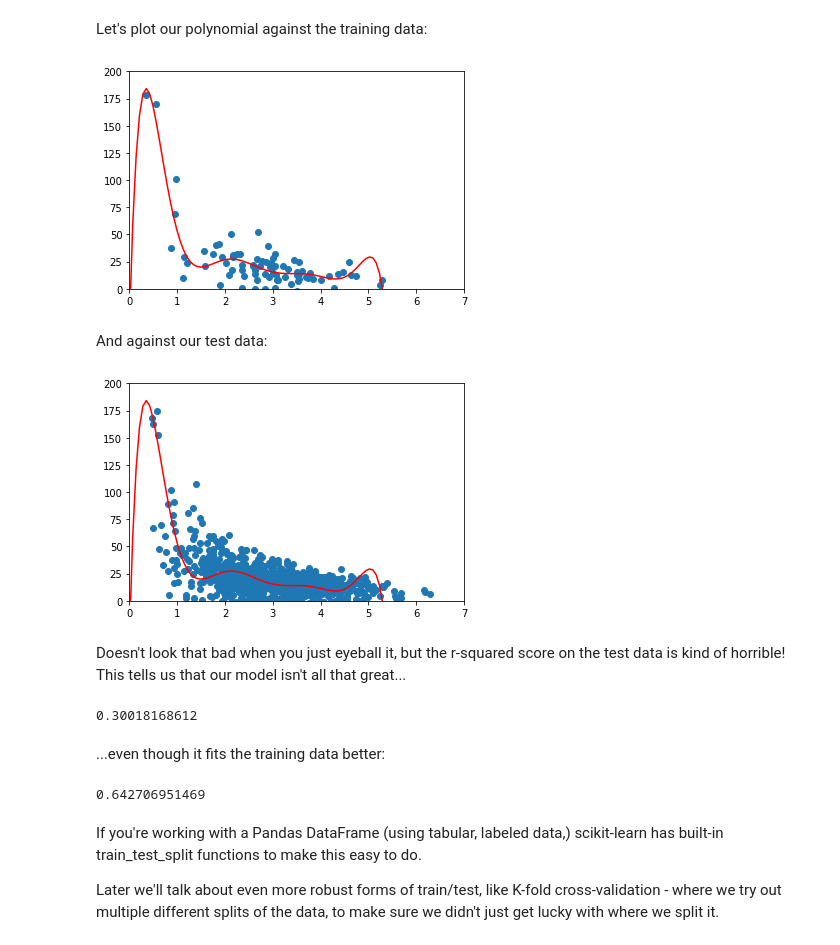
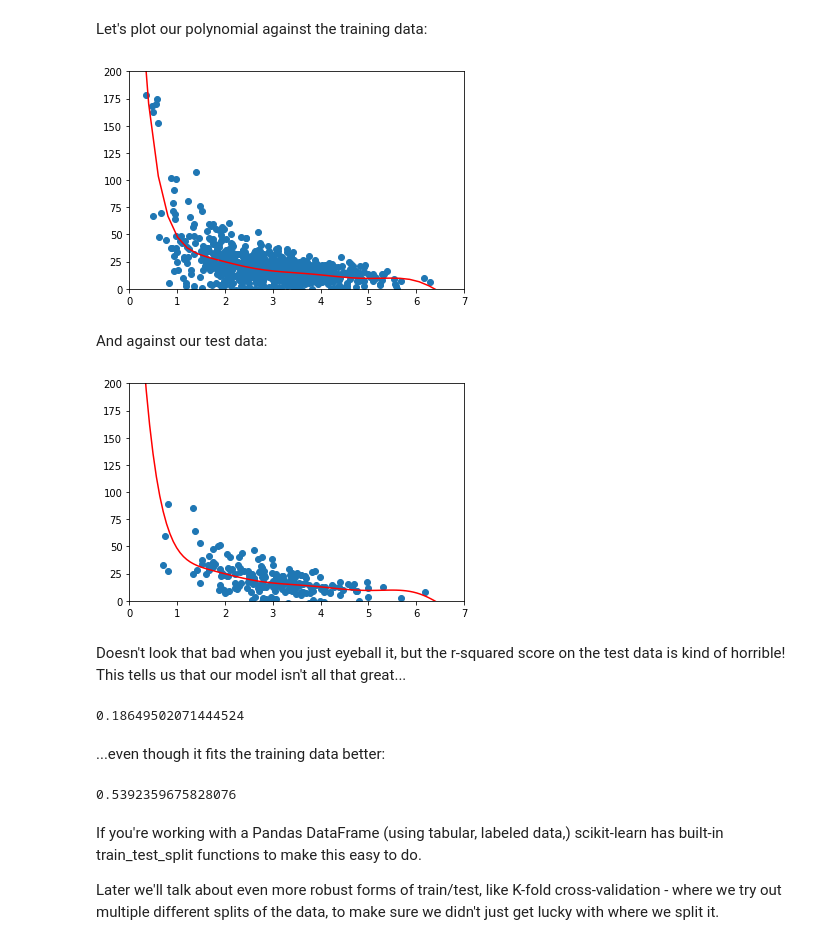
Before and after one commit to ramakris/gentfg-machine-learning, a Jupyter notebook: week3/TrainTest.ipynb, the cells around one changed output. Drawn from its saved outputs; the diff is of its cells as text; code cells hidden in the pictures.

```diff
--- a/week3/TrainTest.ipynb
+++ b/week3/TrainTest.ipynb
@@ -9,8 +9,8 @@ from pylab import *
 
 np.random.seed(2)
 
-pageSpeeds = np.random.normal(3.0, 1.0, 100)
-purchaseAmount = np.random.normal(50.0, 30.0, 100) / pageSpeeds
+pageSpeeds = np.random.normal(3.0, 1.0, 1000)
+purchaseAmount = np.random.normal(50.0, 30.0, 1000) / pageSpeeds
 
 
 scatter(pageSpeeds, purchaseAmount)
@@ -20,11 +20,11 @@ scatter(pageSpeeds, purchaseAmount)
 # %% [markdown]
 Now we'll split the data in two - 80% of it will be used for "training" our model, and the other 20% for testing it. This way we can avoid overfitting.
 # %%
-trainX = pageSpeeds[:80]
-testX = pageSpeeds[80:]
+trainX = pageSpeeds[:800]
+testX = pageSpeeds[800:]
 
-trainY = purchaseAmount[:80]
-testY = purchaseAmount[80:]
+trainY = purchaseAmount[:800]
+testY = purchaseAmount[800:]
 # %% [markdown]
 Here's our training dataset:
 # %%
@@ -51,15 +51,15 @@ Let's plot our polynomial against the training data:
 # %%
 import matplotlib.pyplot as plt
 
-xp = np.linspace(0, 7, 100)
+xp = np.linspace(0, 20, 100)
 axes = plt.axes()
 axes.set_xlim([0,7])
 axes.set_ylim([0, 200])
 plt.scatter(x, y)
 plt.plot(xp, p4(xp), c='r')
 plt.show()
 # %% [output]
-[figure, old version]
+[figure, new version]
 # %% [markdown]
 And against our test data:
 # %%
@@ -73,7 +73,7 @@ plt.scatter(testx, testy)
 plt.plot(xp, p4(xp), c='r')
 plt.show()
 # %% [output]
-[figure, old version]
+[figure, new version]
 # %% [markdown]
 Doesn't look that bad when you just eyeball it, but the r-squared score on the test data is kind of horrible! This tells us that our model isn't all that great...
 # %%
@@ -83,7 +83,7 @@ r2 = r2_score(testy, p4(testx))
 
 print(r2)
 # %% [output]
-0.30018168612
+0.18649502071444524
 # %% [markdown]
 ...even though it fits the training data better:
 # %%
@@ -93,7 +93,7 @@ r2 = r2_score(np.array(trainY), p4(np.array(trainX)))
 
 print(r2)
 # %% [output]
-0.642706951469
+0.5392359675828076
 # %% [markdown]
 If you're working with a Pandas DataFrame (using tabular, labeled data,) scikit-learn has built-in train_test_split functions to make this easy to do.
 
```
Also changed, not shown: parts of 4 cells of this notebook, 2 other files.
